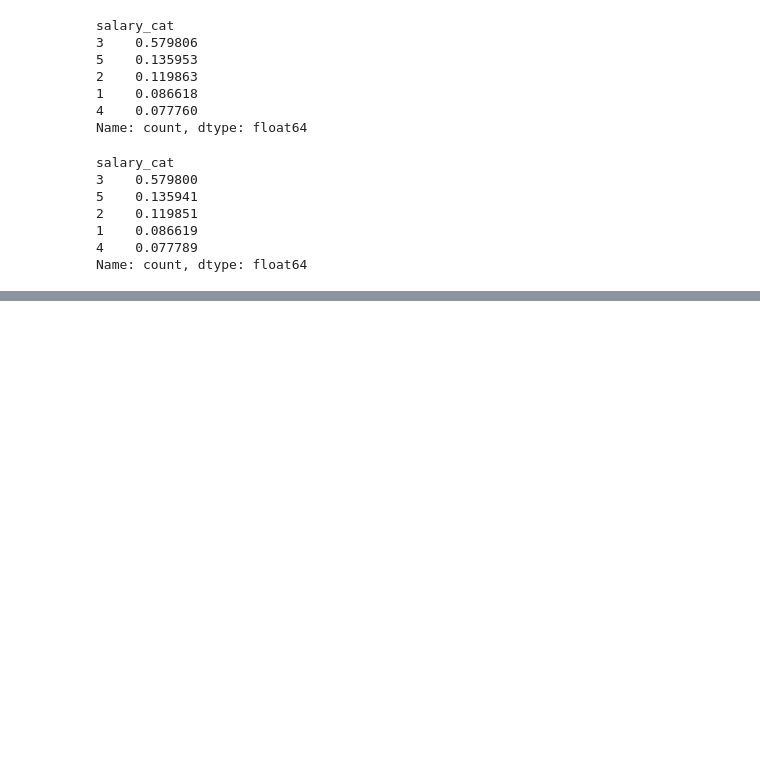
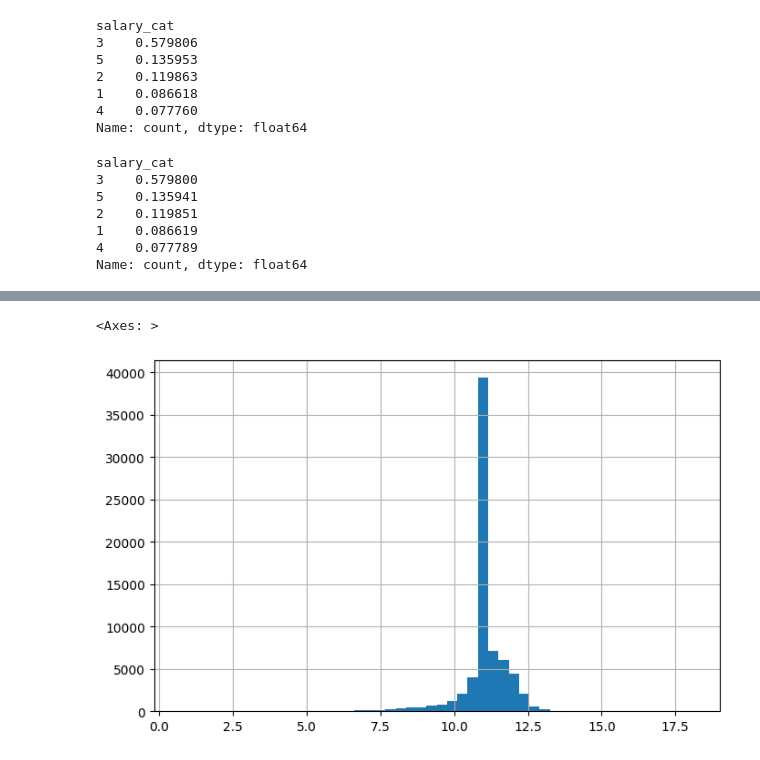
Before and after one commit to hasn77/Stack-Overflow-Survey-Dataset-Model, a Jupyter notebook: getting_started.ipynb, the cells around one changed output, grey strips where cells are left out. Cells and saved outputs as stored; diff of their text form; code cells hidden in the pictures; blank space fills up the shorter version.

```diff
--- a/getting_started.ipynb
+++ b/getting_started.ipynb
@@ -963,0 +935,2 @@ Name: count, dtype: int64
+# %%
+y_train = strat_train_set['ConvertedCompYearly']
@@ -1038,0 +1028,2 @@ robust_pipeline = Pipeline(steps=[
+# %%
+y_train_log = np.log1p(y_train)
@@ -1038,0 +1042,5 @@ robust_pipeline = Pipeline(steps=[
+# %%
+y_train_log.hist(bins=50, figsize=(8, 5))
+# %% [output]
+<Axes: >
+[figure, added]
```
Also changed, not shown: parts of 8 cells of this notebook.
